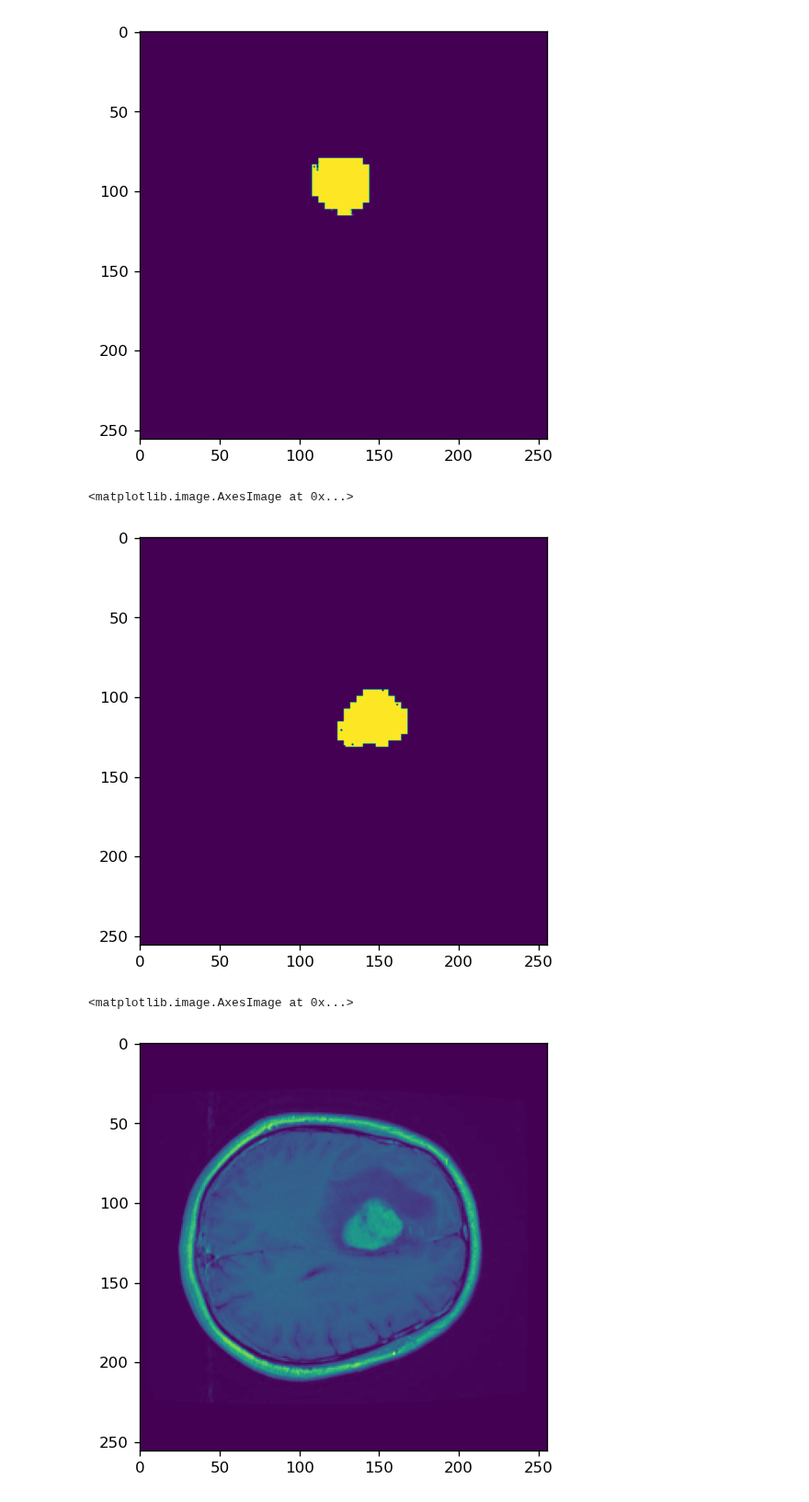
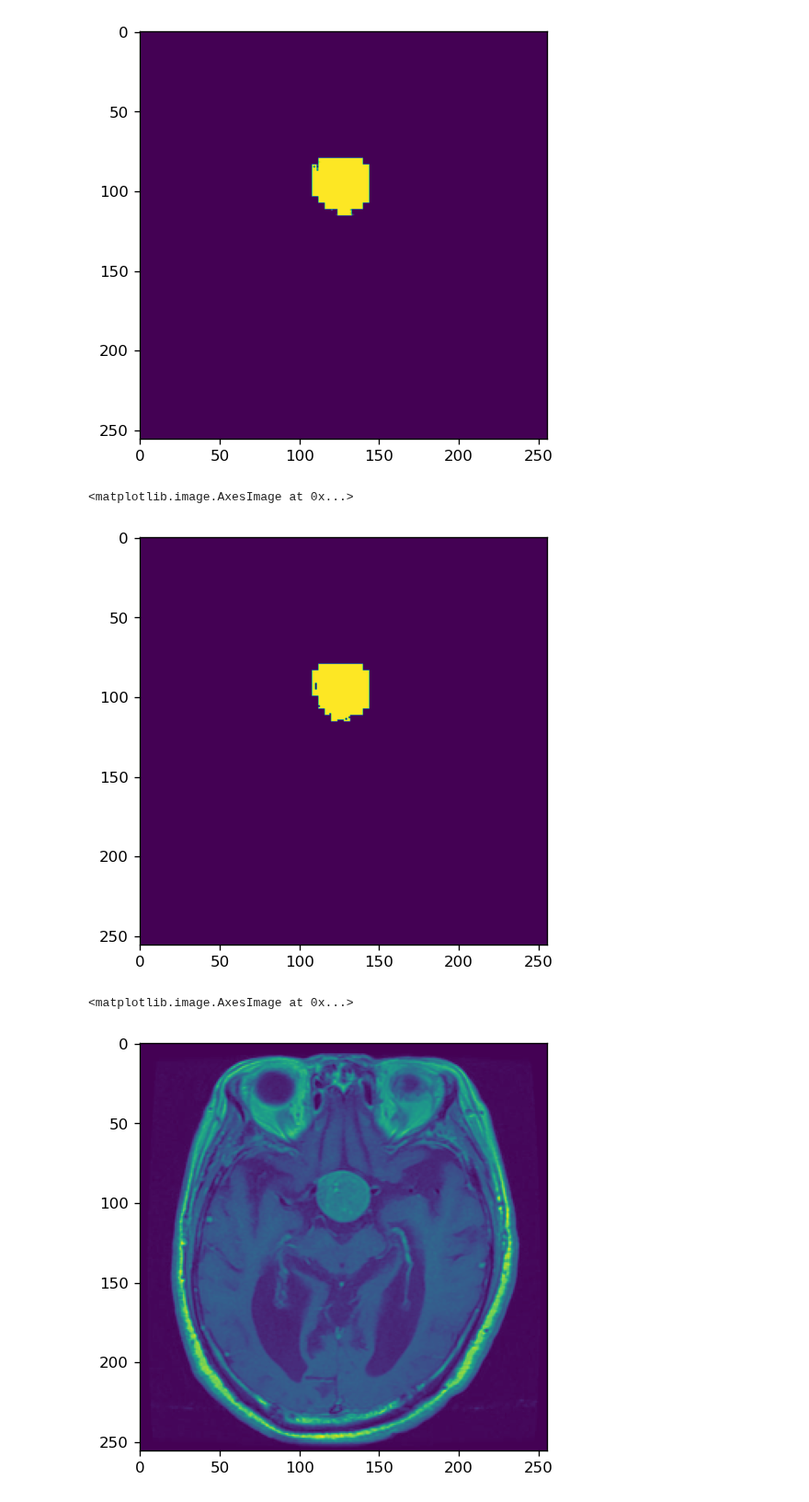
Before and after one commit to wesley0628/Brain_MRI_Image_Analysis, a Jupyter notebook: Brain_MRI_Tumor_Segmentation.ipynb, the cells around one changed output. Shown at 92% size. Drawn from its saved outputs; the diff is of its cells as text; code cells hidden in the pictures.

Commit message:
change mask

```diff
--- a/Brain_MRI_Tumor_Segmentation.ipynb
+++ b/Brain_MRI_Tumor_Segmentation.ipynb
@@ -67,8 +67,6 @@ masks_dir = sorted(os.listdir(mask_dir_name))
 for mask in tqdm(masks_dir):
     current_mask = cv2.imread(os.path.join(mask_dir_name, mask), cv2.IMREAD_GRAYSCALE)
     current_mask = cv2.resize(current_mask, (image_height, image_width))
-    current_mask[current_mask <= 0.5] = 0
-    current_mask[current_mask > 0.5] = 1
     current_mask_180 = cv2.rotate(current_mask, cv2.ROTATE_180)
     current_mask_r90 = cv2.rotate(current_mask, cv2.ROTATE_90_CLOCKWISE)
     current_mask_l90 = cv2.rotate(current_mask, cv2.ROTATE_90_COUNTERCLOCKWISE)
@@ -79,7 +77,7 @@ for mask in tqdm(masks_dir):
 
 
 features = np.array(image_list)/255.0
-masks = np.array(mask_list)
+masks = np.array(mask_list)/255.0
 features = features.reshape((features.shape[0], features.shape[1], features.shape[2], 1))
 masks = masks.reshape((masks.shape[0], masks.shape[1], masks.shape[2], 1))
 # %%
@@ -316,12 +314,12 @@ plt.imshow(predicted)
 <matplotlib.image.AxesImage at 0x...>
 [figure]
 # %%
-plt.imshow(y_test[1])
+plt.imshow(y_test[0])
 # %% [output]
 <matplotlib.image.AxesImage at 0x...>
-[figure, old version]
+[figure, new version]
 # %%
-plt.imshow(X_test[1])
+plt.imshow(X_test[0])
 # %% [output]
 <matplotlib.image.AxesImage at 0x...>
-[figure, old version]
+[figure, new version]
```
